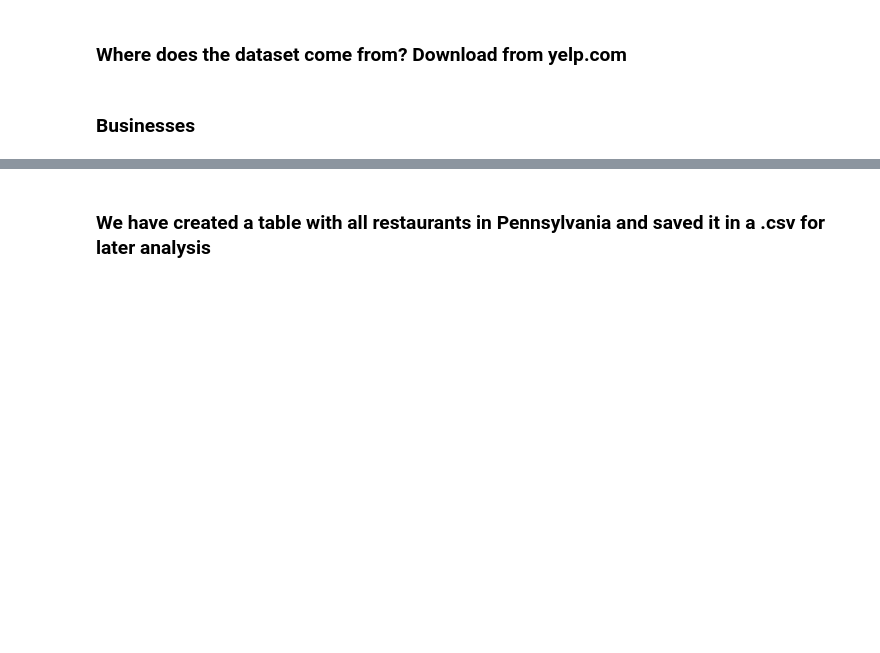
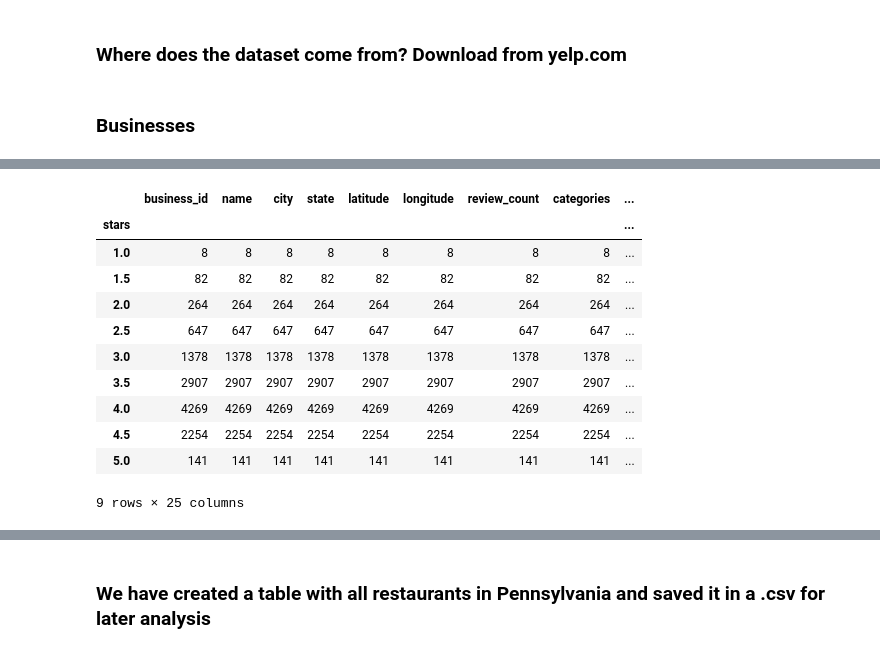
Before and after one commit to raska0010/yelp-customer-reviews, a Jupyter notebook: data_cleaning.ipynb, the cells around one changed output, grey strips where cells are left out. Cells and saved outputs as stored; diff of their text form; code cells hidden in the pictures; blank space fills up the shorter version.

```diff
--- a/data_cleaning.ipynb
+++ b/data_cleaning.ipynb
@@ -157,0 +161,7 @@ plt.scatter(restaurants['wi_fi'][restaurants['wi_fi'].notna()], restaurants['sta
+# %%
+restaurants = restaurants[restaurants[restaurants.columns[9:]].isna().any(axis=1) == False].replace(['none', 'None'], ['False', 'False'])
+# %%
+restaurants['alcohol'].replace(['False', 'beer_and_wine', 'full_bar'], [0, 1, 2], inplace=True)
+restaurants['attire'].replace(['casual', 'dressy', 'formal'], [0, 1, 2], inplace=True)
+restaurants['wi_fi'].replace(['no', 'paid', 'free'], [0, 1, 2], inplace=True)
+restaurants['noise_level'].replace(['quiet', 'average', 'loud', 'very_loud'], [0, 1, 2, 3], inplace=True)
@@ -157,0 +249,15 @@ plt.scatter(restaurants['wi_fi'][restaurants['wi_fi'].notna()], restaurants['sta
+# %%
+restaurants.groupby(by='stars').count()
+# %% [output]
+|  | business_id | name | city | state | latitude | longitude | review_count | categories | ... |
+| stars |  |  |  |  |  |  |  |  | ... |
+| 1.0 | 8 | 8 | 8 | 8 | 8 | 8 | 8 | 8 | ... |
+| 1.5 | 82 | 82 | 82 | 82 | 82 | 82 | 82 | 82 | ... |
+| 2.0 | 264 | 264 | 264 | 264 | 264 | 264 | 264 | 264 | ... |
+| 2.5 | 647 | 647 | 647 | 647 | 647 | 647 | 647 | 647 | ... |
+| 3.0 | 1378 | 1378 | 1378 | 1378 | 1378 | 1378 | 1378 | 1378 | ... |
+| 3.5 | 2907 | 2907 | 2907 | 2907 | 2907 | 2907 | 2907 | 2907 | ... |
+| 4.0 | 4269 | 4269 | 4269 | 4269 | 4269 | 4269 | 4269 | 4269 | ... |
+| 4.5 | 2254 | 2254 | 2254 | 2254 | 2254 | 2254 | 2254 | 2254 | ... |
+| 5.0 | 141 | 141 | 141 | 141 | 141 | 141 | 141 | 141 | ... |
+9 rows × 25 columns
```
Also changed, not shown: parts of 41 cells of this notebook.
